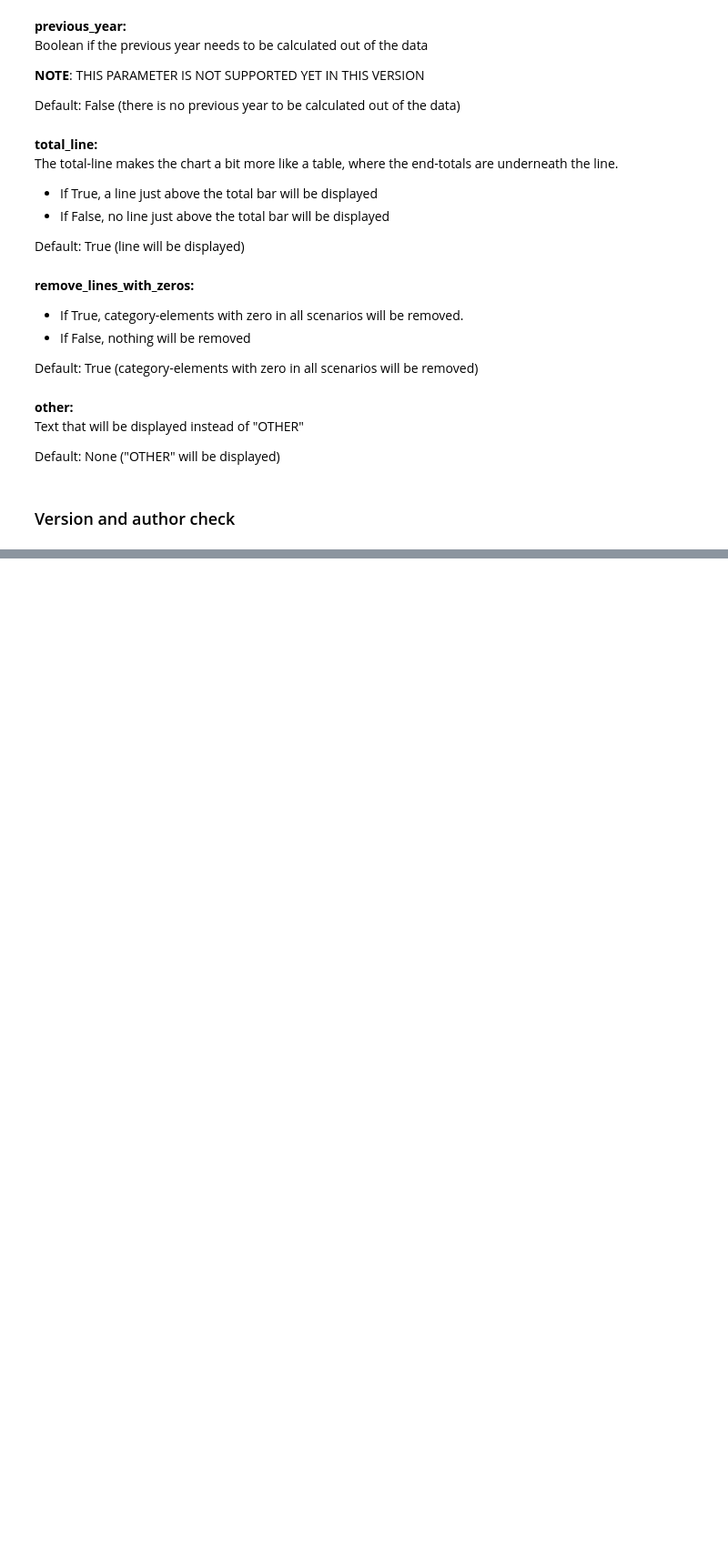
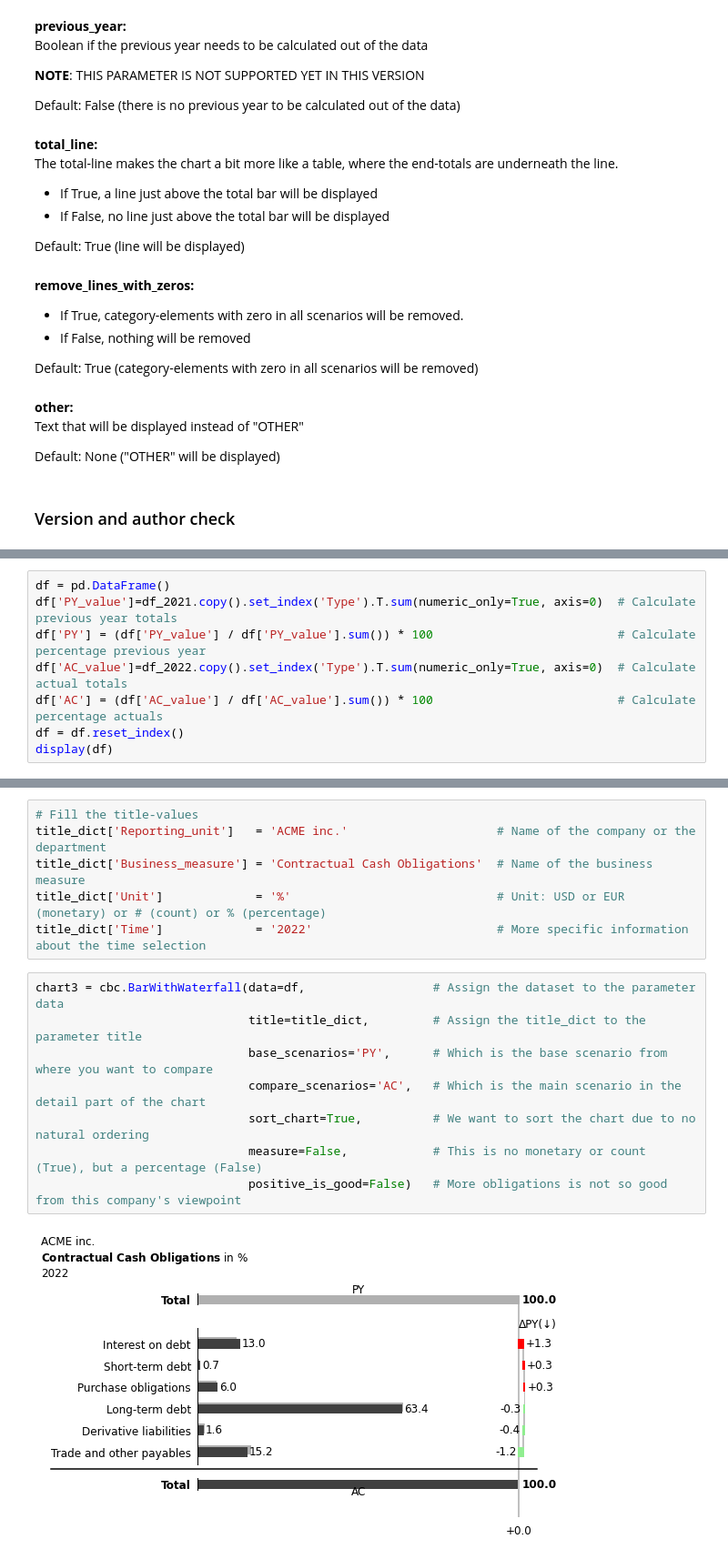
Before and after one commit to MarcelW1323/clean_business_chart, a Jupyter notebook: Welcome_to_the_BarWithWaterfall_from_Clean_Business_Chart.ipynb, the cells around one changed output, grey strips where cells are left out. Shown at 91% size. Saved outputs shown, nothing was run; the diff lists cells and outputs as text; blank space fills up the shorter version.

```diff
--- a/Welcome_to_the_BarWithWaterfall_from_Clean_Business_Chart.ipynb
+++ b/Welcome_to_the_BarWithWaterfall_from_Clean_Business_Chart.ipynb
@@ -225,0 +373,8 @@ print(cbc.__author__)
+# %%
+df = pd.DataFrame()
+df['PY_value']=df_2021.copy().set_index('Type').T.sum(numeric_only=True, axis=0)  # Calculate previous year totals
+df['PY'] = (df['PY_value'] / df['PY_value'].sum()) * 100                          # Calculate percentage previous year
+df['AC_value']=df_2022.copy().set_index('Type').T.sum(numeric_only=True, axis=0)  # Calculate actual totals
+df['AC'] = (df['AC_value'] / df['AC_value'].sum()) * 100                          # Calculate percentage actuals
+df = df.reset_index()
+display(df)
@@ -225,0 +389,16 @@ print(cbc.__author__)
+# %%
+# Fill the title-values
+title_dict['Reporting_unit']   = 'ACME inc.'                     # Name of the company or the department
+title_dict['Business_measure'] = 'Contractual Cash Obligations'  # Name of the business measure
+title_dict['Unit']             = '%'                             # Unit: USD or EUR (monetary) or # (count) or % (percentage)
+title_dict['Time']             = '2022'                          # More specific information about the time selection
+# %%
+chart3 = cbc.BarWithWaterfall(data=df,                  # Assign the dataset to the parameter data
+                              title=title_dict,         # Assign the title_dict to the parameter title
+                              base_scenarios='PY',      # Which is the base scenario from where you want to compare
+                              compare_scenarios='AC',   # Which is the main scenario in the detail part of the chart
+                              sort_chart=True,          # We want to sort the chart due to no natural ordering
+                              measure=False,            # This is no monetary or count (True), but a percentage (False)
+                              positive_is_good=False)   # More obligations is not so good from this company's viewpoint
+# %% [output]
+[figure, added]
```
Also changed, not shown: parts of 14 cells of this notebook, 8 other files.
